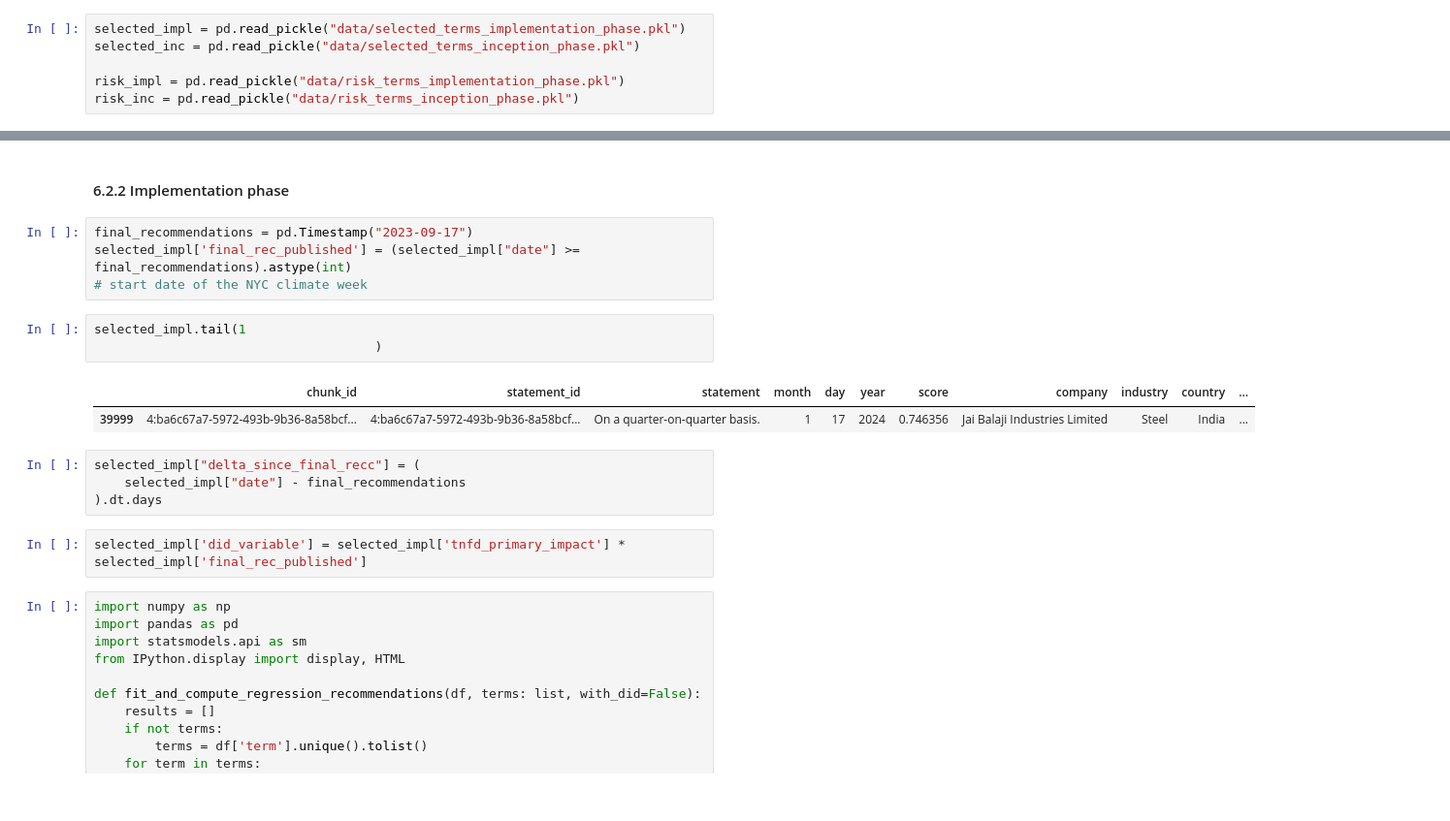
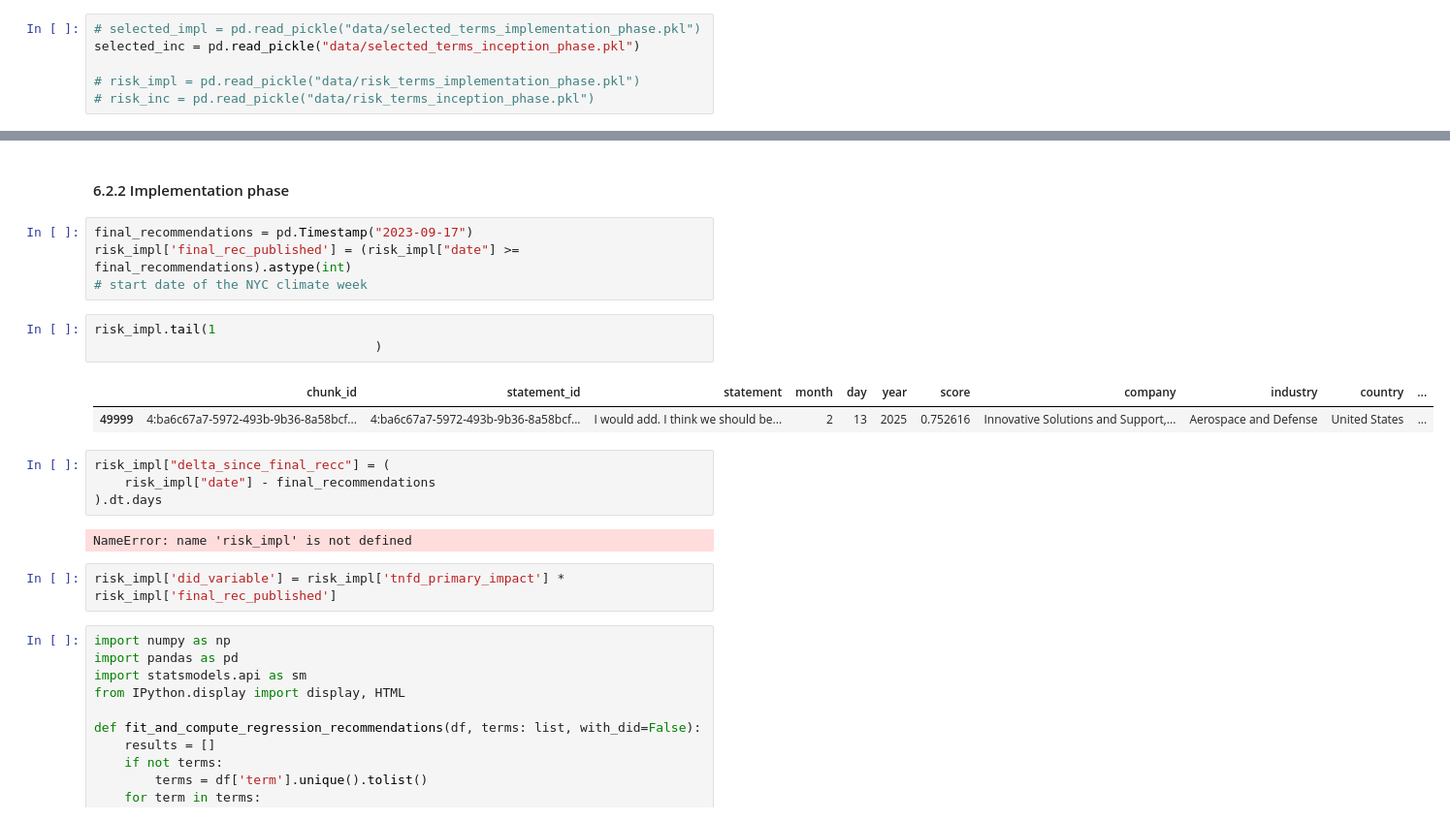
Before and after one commit to jkammering97/neo4j_repository, a Jupyter notebook: biodiversity_term_analysis.ipynb, the cells around one changed output, grey strips where cells are left out. Shown at 97% size. Saved outputs shown, nothing was run; the diff lists cells and outputs as text.

```diff
--- a/biodiversity_term_analysis.ipynb
+++ b/biodiversity_term_analysis.ipynb
@@ -205,7 +223,7 @@ for i, row in df_tfnd_glossary_2023[df_tfnd_glossary_2023['Term'].isin(selected_
 # %%
-selected_impl = pd.read_pickle("data/selected_terms_implementation_phase.pkl")
+# selected_impl = pd.read_pickle("data/selected_terms_implementation_phase.pkl")
 selected_inc = pd.read_pickle("data/selected_terms_inception_phase.pkl")
 
-risk_impl = pd.read_pickle("data/risk_terms_implementation_phase.pkl")
-risk_inc = pd.read_pickle("data/risk_terms_inception_phase.pkl")
+# risk_impl = pd.read_pickle("data/risk_terms_implementation_phase.pkl")
+# risk_inc = pd.read_pickle("data/risk_terms_inception_phase.pkl")
 # %%
@@ -1713,20 +1697,22 @@ display(HTML(regression_results.sort_index().to_html(escape=False)))
 #### 6.2.2 Implementation phase
 # %%
 final_recommendations = pd.Timestamp("2023-09-17")
-selected_impl['final_rec_published'] = (selected_impl["date"] >= final_recommendations).astype(int)
+risk_impl['final_rec_published'] = (risk_impl["date"] >= final_recommendations).astype(int)
 # start date of the NYC climate week
 # %%
-selected_impl.tail(1
+risk_impl.tail(1
                                      )
 # %% [output]
 |  | chunk_id | statement_id | statement | month | day | year | score | company | industry | country | ... |
-| 39999 | 4:ba6c67a7-5972-493b-9b36-8a58bcf... | 4:ba6c67a7-5972-493b-9b36-8a58bcf... | On a quarter-on-quarter basis. | 1 | 17 | 2024 | 0.746356 | Jai Balaji Industries Limited | Steel | India | ... |
+| 49999 | 4:ba6c67a7-5972-493b-9b36-8a58bcf... | 4:ba6c67a7-5972-493b-9b36-8a58bcf... | I would add. I think we should be... | 2 | 13 | 2025 | 0.752616 | Innovative Solutions and Support,... | Aerospace and Defense | United States | ... |
 # %%
-selected_impl["delta_since_final_recc"] = (
-    selected_impl["date"] - final_recommendations
+risk_impl["delta_since_final_recc"] = (
+    risk_impl["date"] - final_recommendations
 ).dt.days
+# %% [output]
+NameError: name 'risk_impl' is not defined
 # %%
-selected_impl['did_variable'] = selected_impl['tnfd_primary_impact'] * selected_impl['final_rec_published']
+risk_impl['did_variable'] = risk_impl['tnfd_primary_impact'] * risk_impl['final_rec_published']
 # %%
 import numpy as np
 import pandas as pd
```
Also changed, not shown: parts of 31 cells of this notebook.
